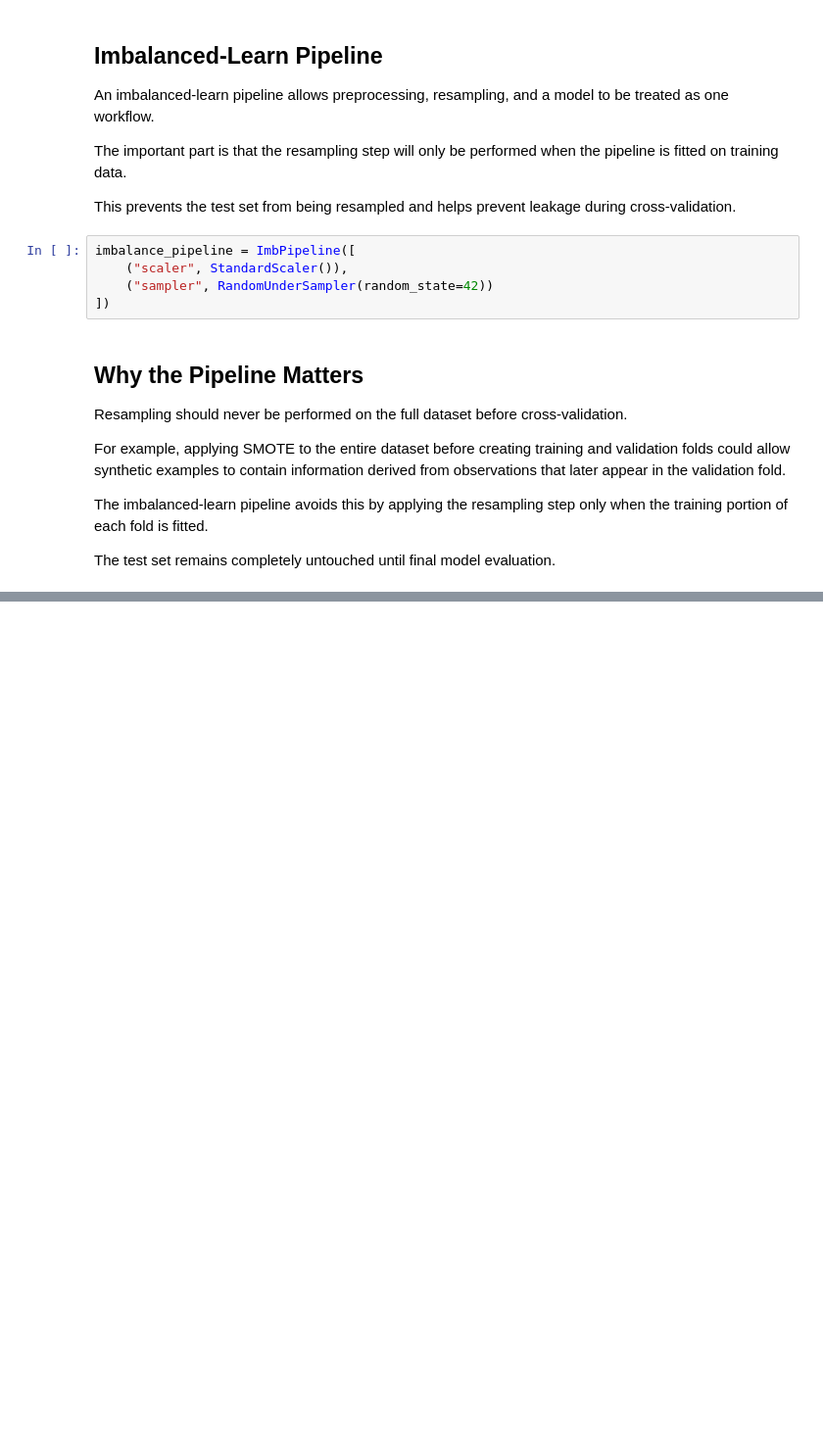
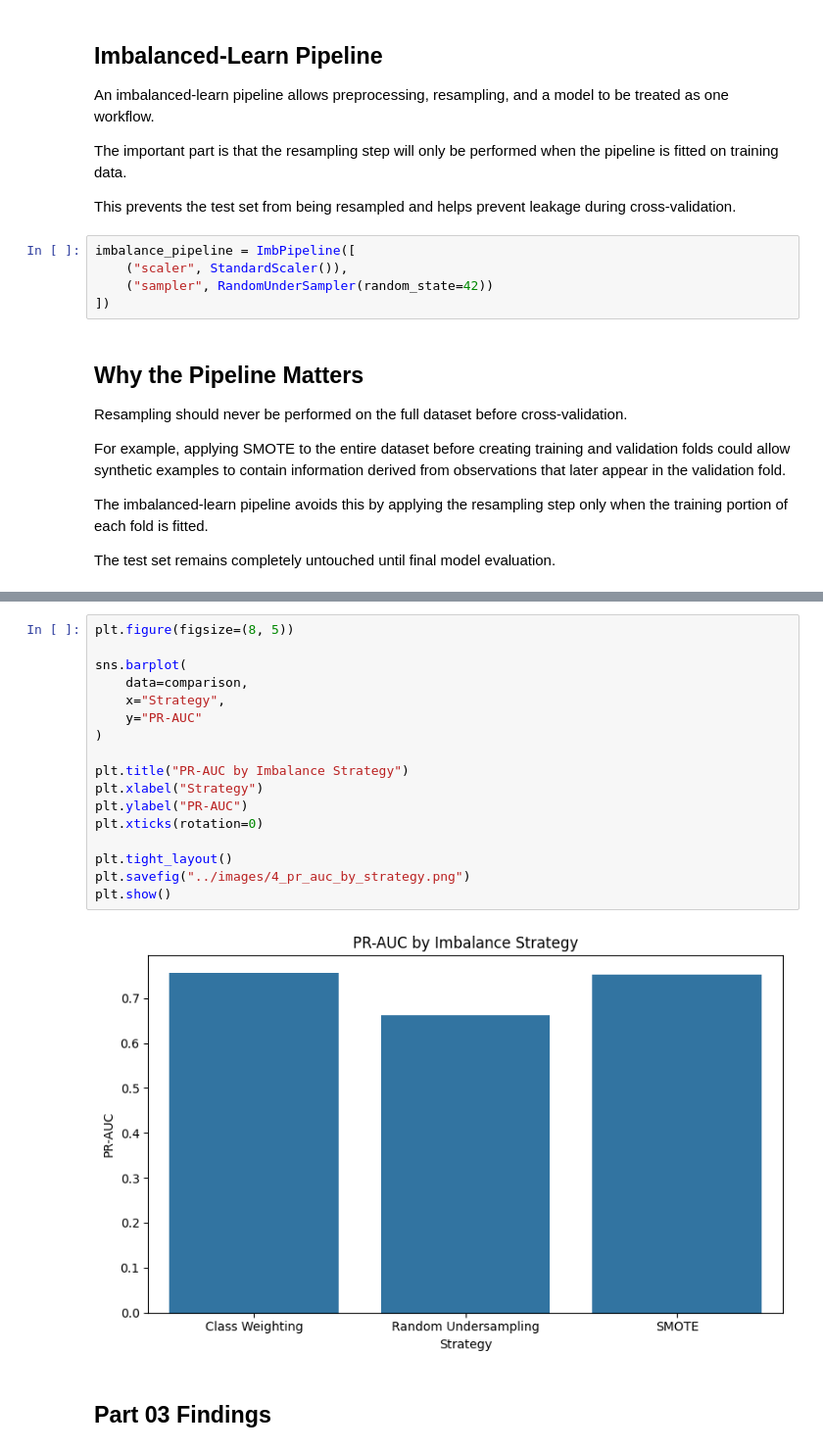
Before and after one commit to francisparwez/credit-card-fraud-detection, a Jupyter notebook: notebooks/01_credit_card_fraud_detection.ipynb, the cells around one changed output, grey strips where cells are left out. Shown at 98% size. Cells and saved outputs as stored; diff of their text form; blank space fills up the shorter version.

```diff
--- a/notebooks/01_credit_card_fraud_detection.ipynb
+++ b/notebooks/01_credit_card_fraud_detection.ipynb
@@ -452,0 +727,21 @@ The test set remains completely untouched until final model evaluation.
+# %%
+plt.figure(figsize=(8, 5))
+
+sns.barplot(
+    data=comparison,
+    x="Strategy",
+    y="PR-AUC"
+)
+
+plt.title("PR-AUC by Imbalance Strategy")
+plt.xlabel("Strategy")
+plt.ylabel("PR-AUC")
+plt.xticks(rotation=0)
+
+plt.tight_layout()
+plt.savefig("../images/4_pr_auc_by_strategy.png")
+plt.show()
+# %% [output]
+[figure, added]
+# %% [markdown]
+## Part 03 Findings
```
Also changed, not shown: parts of 28 cells of this notebook, 4 other files.
